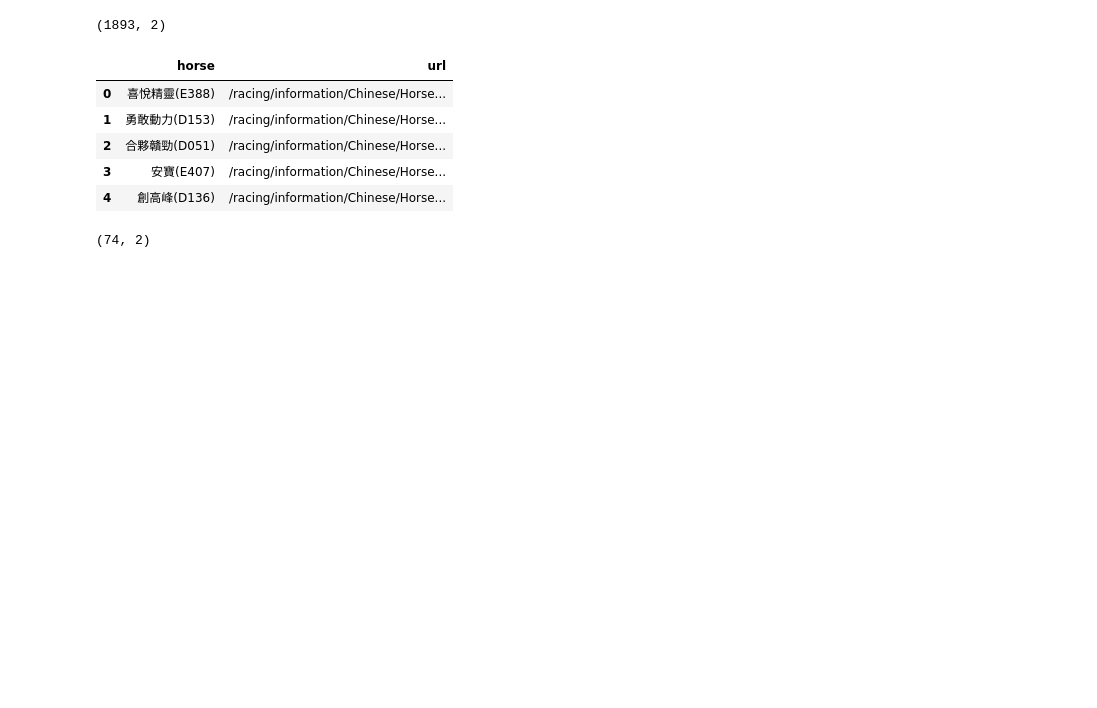
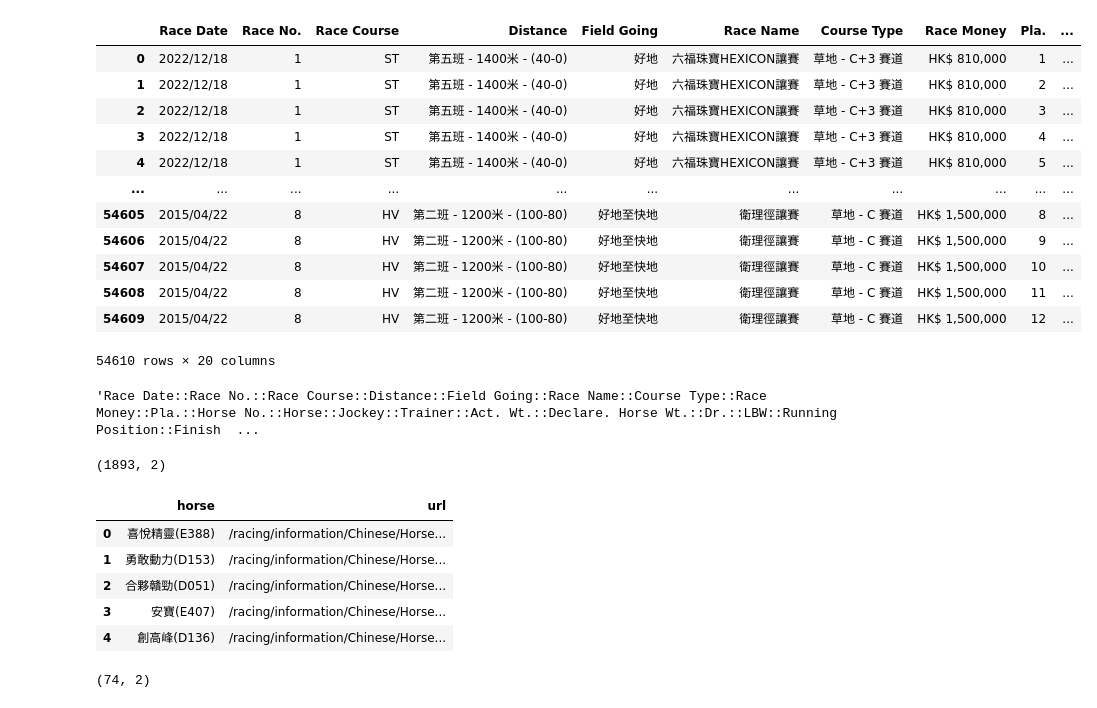
Before and after one commit to FanDazz/hkjc_race_ranking, a Jupyter notebook: hkjc.ipynb, the cells around one changed output. Cells and saved outputs as stored; diff of their text form; code cells hidden in the pictures; blank space fills up the shorter version.

Commit message:
Scrapped more data

```diff
--- a/hkjc.ipynb
+++ b/hkjc.ipynb
@@ -194,0 +214,17 @@ drop_duplicate('./data/url_trainer.txt')
+# %%
+df=read_csv('./data/performance.csv', sep=':', encoding='utf-8')
+df
+# %% [output]
+|  | Race Date | Race No. | Race Course | Distance | Field Going | Race Name | Course Type | Race Money | Pla. | ... |
+| 0 | 2022/12/18 | 1 | ST | 第五班 - 1400米 - (40-0) | 好地 | 六福珠寶HEXICON讓賽 | 草地 - C+3 賽道 | HK$ 810,000 | 1 | ... |
+| 1 | 2022/12/18 | 1 | ST | 第五班 - 1400米 - (40-0) | 好地 | 六福珠寶HEXICON讓賽 | 草地 - C+3 賽道 | HK$ 810,000 | 2 | ... |
+| 2 | 2022/12/18 | 1 | ST | 第五班 - 1400米 - (40-0) | 好地 | 六福珠寶HEXICON讓賽 | 草地 - C+3 賽道 | HK$ 810,000 | 3 | ... |
+| 3 | 2022/12/18 | 1 | ST | 第五班 - 1400米 - (40-0) | 好地 | 六福珠寶HEXICON讓賽 | 草地 - C+3 賽道 | HK$ 810,000 | 4 | ... |
+| 4 | 2022/12/18 | 1 | ST | 第五班 - 1400米 - (40-0) | 好地 | 六福珠寶HEXICON讓賽 | 草地 - C+3 賽道 | HK$ 810,000 | 5 | ... |
+| ... | ... | ... | ... | ... | ... | ... | ... | ... | ... | ... |
+| 54605 | 2015/04/22 | 8 | HV | 第二班 - 1200米 - (100-80) | 好地至快地 | 衛理徑讓賽 | 草地 - C 賽道 | HK$ 1,500,000 | 8 | ... |
+| 54606 | 2015/04/22 | 8 | HV | 第二班 - 1200米 - (100-80) | 好地至快地 | 衛理徑讓賽 | 草地 - C 賽道 | HK$ 1,500,000 | 9 | ... |
+| 54607 | 2015/04/22 | 8 | HV | 第二班 - 1200米 - (100-80) | 好地至快地 | 衛理徑讓賽 | 草地 - C 賽道 | HK$ 1,500,000 | 10 | ... |
+| 54608 | 2015/04/22 | 8 | HV | 第二班 - 1200米 - (100-80) | 好地至快地 | 衛理徑讓賽 | 草地 - C 賽道 | HK$ 1,500,000 | 11 | ... |
+| 54609 | 2015/04/22 | 8 | HV | 第二班 - 1200米 - (100-80) | 好地至快地 | 衛理徑讓賽 | 草地 - C 賽道 | HK$ 1,500,000 | 12 | ... |
+54610 rows × 20 columns
@@ -195,3 +239,7 @@ drop_duplicate('./data/url_trainer.txt')
+# %%
+'::'.join('Race Date	Race No.	Race Course	Distance	Field Going	Race Name	Course Type	Race Money	Pla.	Horse No.	Horse	Jockey	Trainer	Act. Wt.	Declare. Horse Wt.	Dr.	LBW	Running Position	Finish Time	Win Odds'.split('\t'))
+# %% [output]
+'Race Date::Race No.::Race Course::Distance::Field Going::Race Name::Course Type::Race Money::Pla.::Horse No.::Horse::Jockey::Trainer::Act. Wt.::Declare. Horse Wt.::Dr.::LBW::Running Position::Finish  ...
 # %%
 import pandas as pd
 
```
Also changed, not shown: parts of 11 cells of this notebook.
